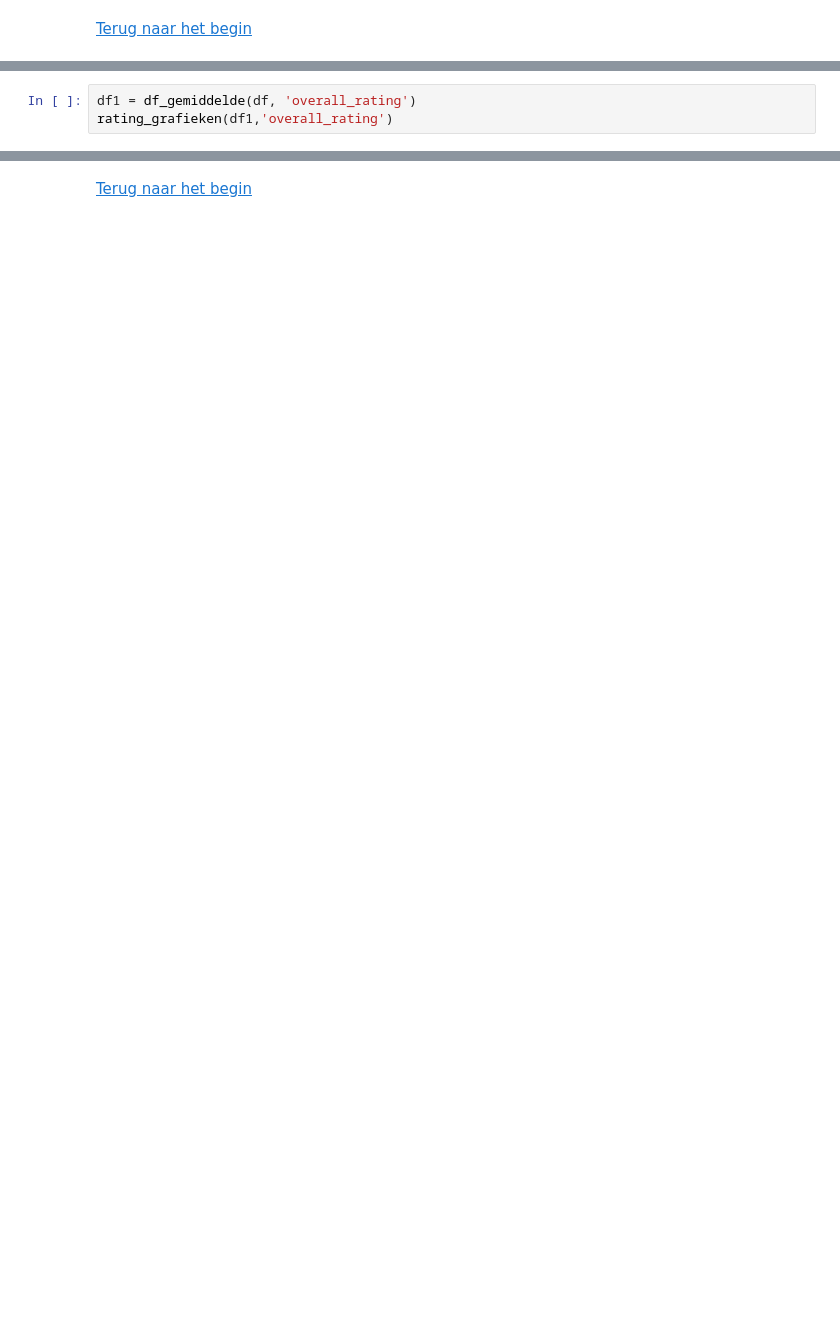
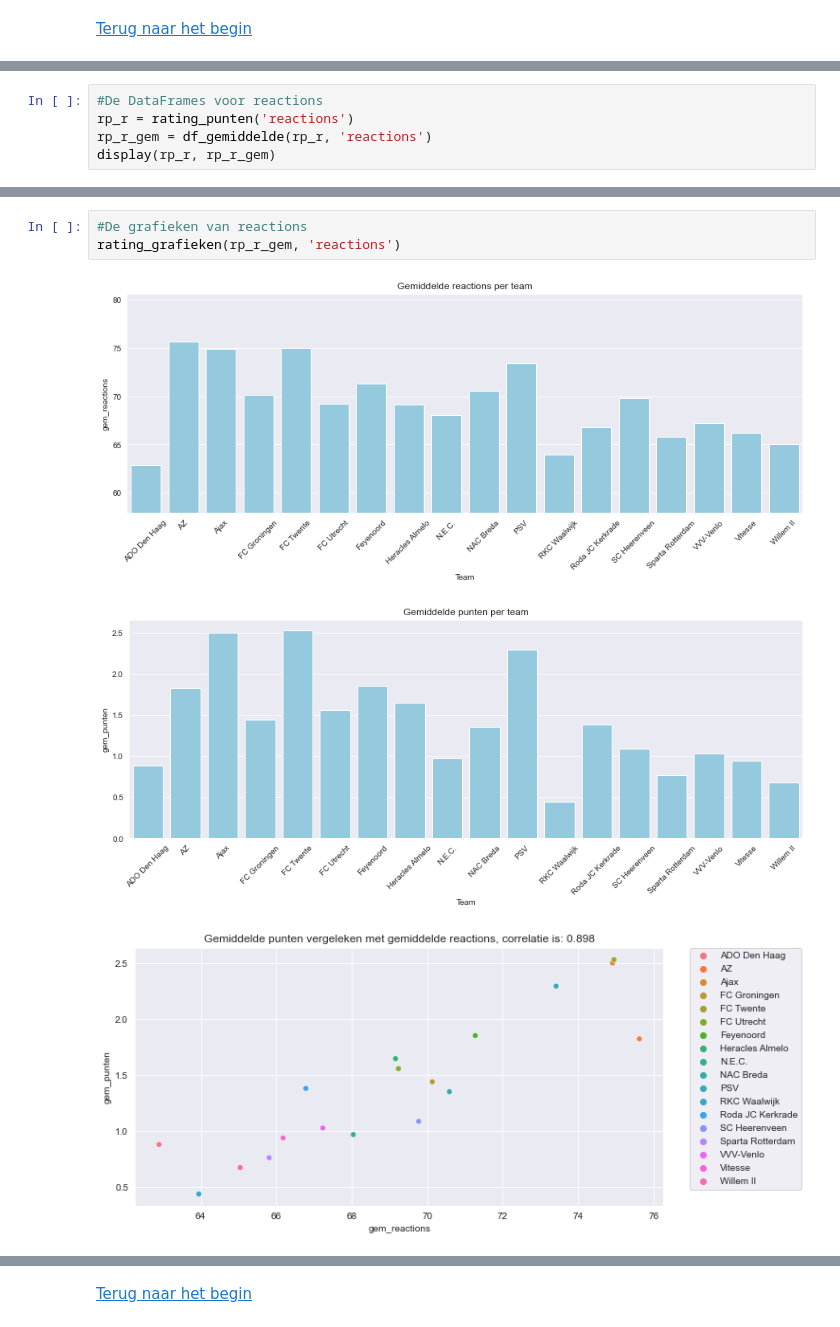
Before and after one commit to BJHeemskerk/DataLab2_2023, a Jupyter notebook: DataLab2_Groep_3B.ipynb, the cells around one changed output, grey strips where cells are left out. Saved outputs shown, nothing was run; the diff lists cells and outputs as text; blank space fills up the shorter version.

```diff
--- a/DataLab2_Groep_3B.ipynb
+++ b/DataLab2_Groep_3B.ipynb
@@ -1263,3 +1362,5 @@ KeyError: 'season'
 # %%
-df1 = df_gemiddelde(df, 'overall_rating')
-rating_grafieken(df1,'overall_rating')
+#De DataFrames voor reactions
+rp_r = rating_punten('reactions')
+rp_r_gem = df_gemiddelde(rp_r, 'reactions')
+display(rp_r, rp_r_gem)
@@ -1265,0 +1398,7 @@ rating_grafieken(df1,'overall_rating')
+# %%
+#De grafieken van reactions
+rating_grafieken(rp_r_gem, 'reactions')
+# %% [output]
+[figure, added]
+[figure, added]
+[figure, added]
```
Also changed, not shown: parts of 25 cells of this notebook.
